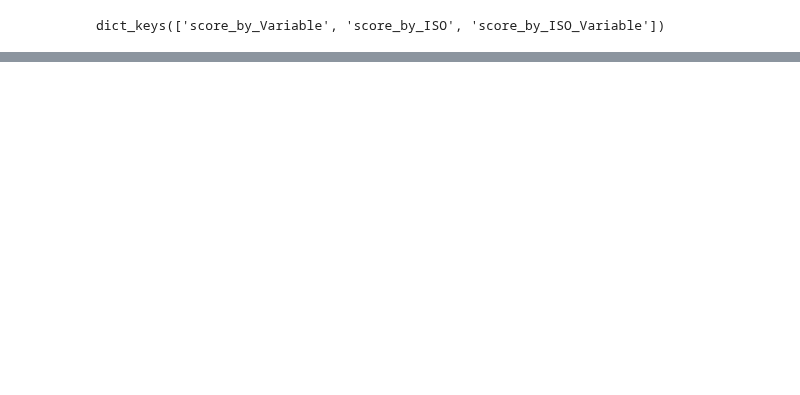
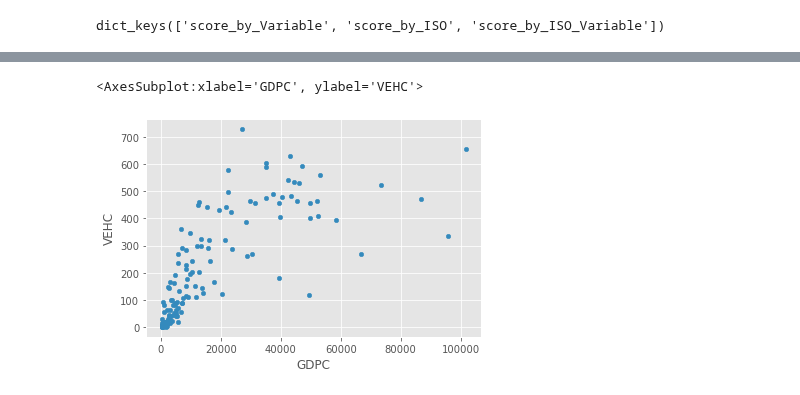
Before and after one commit to simonzabrocki/GraphModels, a Jupyter notebook: notebooks/VEH_development.ipynb, the cells around one changed output, grey strips where cells are left out. Drawn from its saved outputs; the diff is of its cells as text; code cells hidden in the pictures; blank space fills up the shorter version.

```diff
--- a/notebooks/VEH_development.ipynb
+++ b/notebooks/VEH_development.ipynb
@@ -109,0 +183,5 @@ scores['score_by_Variable']
+# %%
+df_1.groupby('ISO').mean().plot(x='GDPC', y='VEHC', kind='scatter')
+# %% [output]
+<AxesSubplot:xlabel='GDPC', ylabel='VEHC'>
+[figure, added]
```
Also changed, not shown: parts of 25 cells of this notebook, 20 other files.
